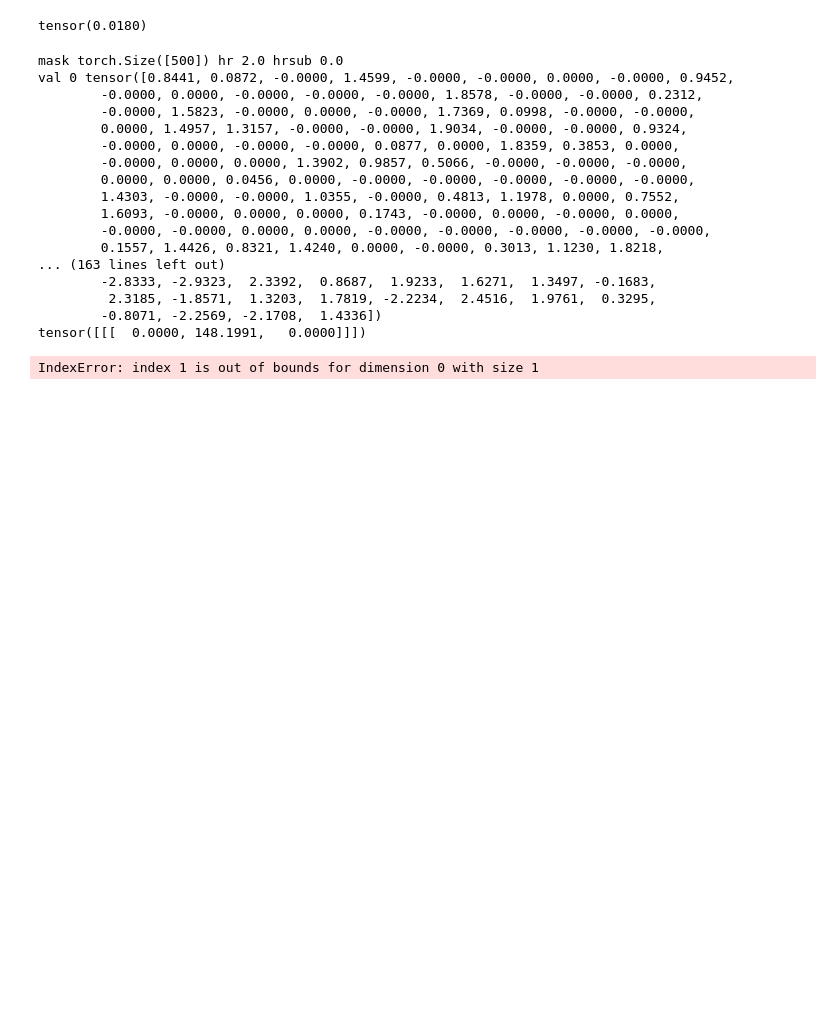
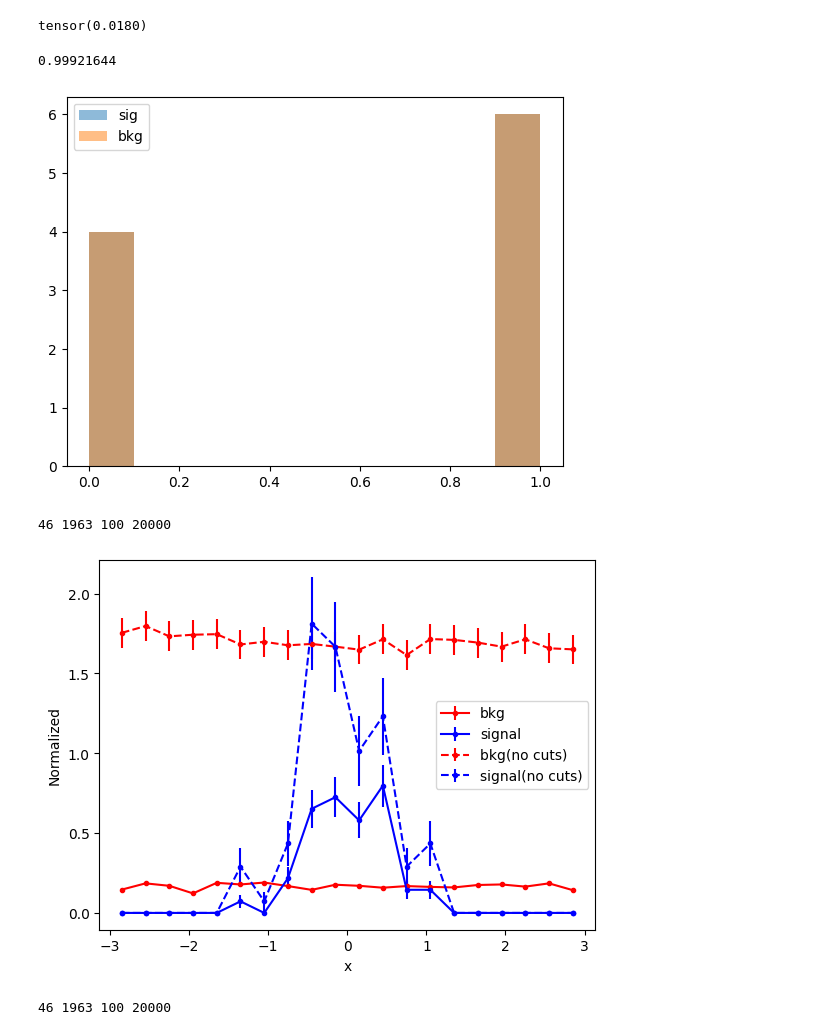
Before and after one commit to violatingcp/CWOLAToy, a Jupyter notebook: SplitFit.ipynb, the cells around one changed output. Saved outputs shown, nothing was run; the diff lists cells and outputs as text; code cells hidden in the pictures; blank space fills up the shorter version.

```diff
--- a/SplitFit.ipynb
+++ b/SplitFit.ipynb
@@ -74,7 +74,7 @@ class simple_MLPFit_onelayer(torch.nn.Module):
             #x = x.reshape((self.batch_size,1))
             x = x.reshape((len(x),1))
             x_out = self.forward(x)
-            loss  = self.loss(x_out.flatten(), y.flatten())
+            loss  = self.loss(x_out, y.flatten())
             loss.backward()
             self.opt.step()
             running_loss += loss
@@ -184,54 +206,50 @@ def plotHistComp(iGSig,iGBkg,iSig,iBkg,iMin=-3,iMax=3):
     ngs=len(iGSig)
     ngb=len(iGBkg)
     print(ns,nb,ngs,ngb)
     ys, bin_edges = np.histogram(iSig,density=True,bins=20,range=[iMin,iMax])#bins=bin_edges
     yb, bin_edges = np.histogram(iBkg, bins=bin_edges,density=True)
     ygs,bin_edges = np.histogram(iGSig, bins=bin_edges,density=True)
     ygb,bin_edges = np.histogram(iGBkg, bins=bin_edges,density=True)
     ygs*=len(iGSig)/len(iSig)
     ygb*=len(iGBkg)/len(iBkg)
     bin_centers = 0.5*(bin_edges[1:] + bin_edges[:-1])
     plt.errorbar(bin_centers,yb,yerr=(nb*yb)**0.5/nb,marker='.',linestyle = '-', color = 'red',label='bkg')
     plt.errorbar(bin_centers,ys,yerr=(ns*ys)**0.5/ns,marker='.',linestyle = '-', color = 'blue',label='signal')
     plt.errorbar(bin_centers,ygb,yerr=(ngb/nb)*((ngb*ygb)**0.5)/ngb,marker='.',linestyle = '--', color = 'red',label='bkg(no cuts)')
     plt.errorbar(bin_centers,ygs,yerr=(ngs/ns)*((ngs*ygs)**0.5)/ngs,marker='.',linestyle = '--', color = 'blue',label='signal(no cuts)')
     plt.xlabel("x")
     plt.ylabel("Normalized")
     plt.legend()
     plt.show()
 
+def plotFit(iData,iDataOut,iMin=-3,iMax=3):
+    lDisc = torch.mean(iData[:,0])
+    lAmp  = torch.mean(iData[:,1])
+    lMean = torch.mean(iData[:,2])
+    lSig  = torch.mean(iData[:,3])
+    lDogs = torch.mean(iData[:,3])
+
+
 pdata = np.hstack((sig,bkg))
 data,test_sig,test_bkg=makeDataSet(pdata,len(sig[0]),len(bkg[0]))
-rw_model = simple_MLPFit_onelayer(data,1,out_channels=1,act_out=True,batchnorm=False)
+rw_model = simple_MLPFit_onelayer(data,1,out_channels=5,act_out=False,batchnorm=False)
 rw_model.training_mse()
 output_sig=rw_model.forward(test_sig[:,2].reshape(len(test_sig),1))
 output_bkg=rw_model.forward(test_bkg[:,2].reshape(len(test_bkg),1))
 output=torch.cat((output_sig,output_bkg))
-cut=cutval(output.flatten().detach().numpy(),p=0.9)
-_,bins,_=plt.hist(output_sig.flatten().detach().numpy(),density=True,alpha=0.5,label='sig')
-plt.hist(output_bkg.flatten().detach().numpy(),density=True,alpha=0.5,label='bkg',bins=bins)
+cut=cutval(output[:,0].flatten().detach().numpy(),p=0.9)
+print(cut)
+_,bins,_=plt.hist(output_sig[:,0].flatten().detach().numpy(),density=True,alpha=0.5,label='sig')
+plt.hist(output_bkg[:,0].flatten().detach().numpy(),density=True,alpha=0.5,label='bkg',bins=bins)
 plt.legend()
 plt.show()
-cutsig = output_sig.flatten().detach().numpy() > cut
-cutbkg = output_bkg.flatten().detach().numpy() > cut
+cutsig = output_sig[:,0].flatten().detach().numpy() > cut
+cutbkg = output_bkg[:,0].flatten().detach().numpy() > cut
 plotHistComp(test_sig[:,0],test_bkg[:,0],test_sig[cutsig][:,0],test_bkg[cutbkg][:,0])
 plotHistComp(test_sig[:,2],test_bkg[:,2],test_sig[cutsig][:,2],test_bkg[cutbkg][:,2],0,1)
 # %% [output]
-mask torch.Size([500]) hr 2.0 hrsub 0.0
-val 0 tensor([0.8441, 0.0872, -0.0000, 1.4599, -0.0000, -0.0000, 0.0000, -0.0000, 0.9452,
-        -0.0000, 0.0000, -0.0000, -0.0000, -0.0000, 1.8578, -0.0000, -0.0000, 0.2312,
-        -0.0000, 1.5823, -0.0000, 0.0000, -0.0000, 1.7369, 0.0998, -0.0000, -0.0000,
-        0.0000, 1.4957, 1.3157, -0.0000, -0.0000, 1.9034, -0.0000, -0.0000, 0.9324,
-        -0.0000, 0.0000, -0.0000, -0.0000, 0.0877, 0.0000, 1.8359, 0.3853, 0.0000,
-        -0.0000, 0.0000, 0.0000, 1.3902, 0.9857, 0.5066, -0.0000, -0.0000, -0.0000,
-        0.0000, 0.0000, 0.0456, 0.0000, -0.0000, -0.0000, -0.0000, -0.0000, -0.0000,
-        1.4303, -0.0000, -0.0000, 1.0355, -0.0000, 0.4813, 1.1978, 0.0000, 0.7552,
-        1.6093, -0.0000, 0.0000, 0.0000, 0.1743, -0.0000, 0.0000, -0.0000, 0.0000,
-        -0.0000, -0.0000, 0.0000, 0.0000, -0.0000, -0.0000, -0.0000, -0.0000, -0.0000,
-        0.1557, 1.4426, 0.8321, 1.4240, 0.0000, -0.0000, 0.3013, 1.1230, 1.8218,
-... (163 lines left out)
-        -2.8333, -2.9323,  2.3392,  0.8687,  1.9233,  1.6271,  1.3497, -0.1683,
-         2.3185, -1.8571,  1.3203,  1.7819, -2.2234,  2.4516,  1.9761,  0.3295,
-        -0.8071, -2.2569, -2.1708,  1.4336])
-tensor([[[  0.0000, 148.1991,   0.0000]]])
+0.99921644
+[figure, added]
-IndexError: index 1 is out of bounds for dimension 0 with size 1
+46 1963 100 20000
+[figure, added]
+46 1963 100 20000
```
Also changed, not shown: parts of 4 cells of this notebook.
